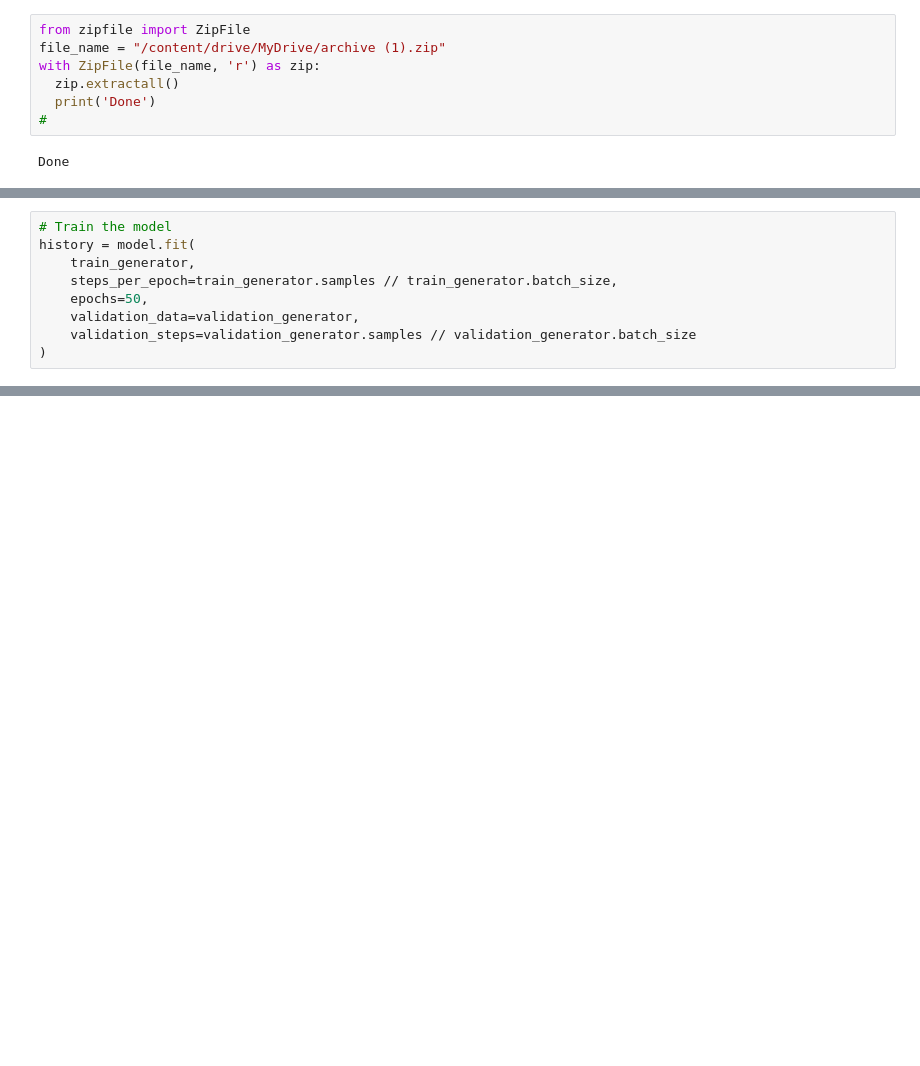
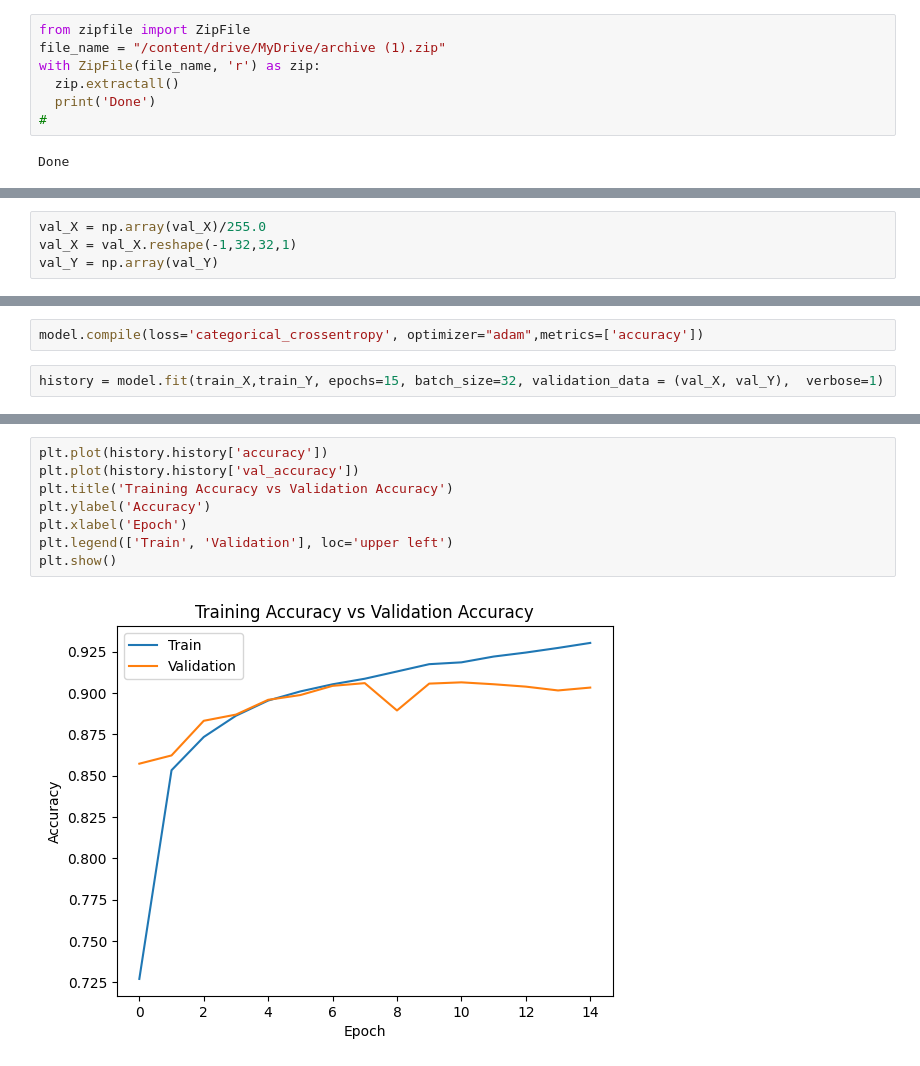
Before and after one commit to ManabBehera342/CVML_PROJECT_COLLEGE, a Jupyter notebook: Untitled10.ipynb, the cells around one changed output, grey strips where cells are left out. Saved outputs shown, nothing was run; the diff lists cells and outputs as text; blank space fills up the shorter version.

```diff
--- a/Untitled10.ipynb
+++ b/Untitled10.ipynb
@@ -69,0 +106,4 @@ Found 22524 images belonging to 39 classes.
+# %%
+val_X = np.array(val_X)/255.0
+val_X = val_X.reshape(-1,32,32,1)
+val_Y = np.array(val_Y)
@@ -85,9 +132,0 @@ model.compile(optimizer='adam', loss='categorical_crossentropy', metrics=['accur
-# %%
-# Train the model
-history = model.fit(
-    train_generator,
-    steps_per_epoch=train_generator.samples // train_generator.batch_size,
-    epochs=50,
-    validation_data=validation_generator,
-    validation_steps=validation_generator.samples // validation_generator.batch_size
-)
@@ -106,0 +153,4 @@ KeyboardInterrupt:
+# %%
+model.compile(loss='categorical_crossentropy', optimizer="adam",metrics=['accuracy'])
+# %%
+history = model.fit(train_X,train_Y, epochs=15, batch_size=32, validation_data = (val_X, val_Y),  verbose=1)
@@ -106,0 +175,10 @@ KeyboardInterrupt:
+# %%
+plt.plot(history.history['accuracy'])
+plt.plot(history.history['val_accuracy'])
+plt.title('Training Accuracy vs Validation Accuracy')
+plt.ylabel('Accuracy')
+plt.xlabel('Epoch')
+plt.legend(['Train', 'Validation'], loc='upper left')
+plt.show()
+# %% [output]
+[figure, added]
```
Also changed, not shown: parts of 34 cells of this notebook.
